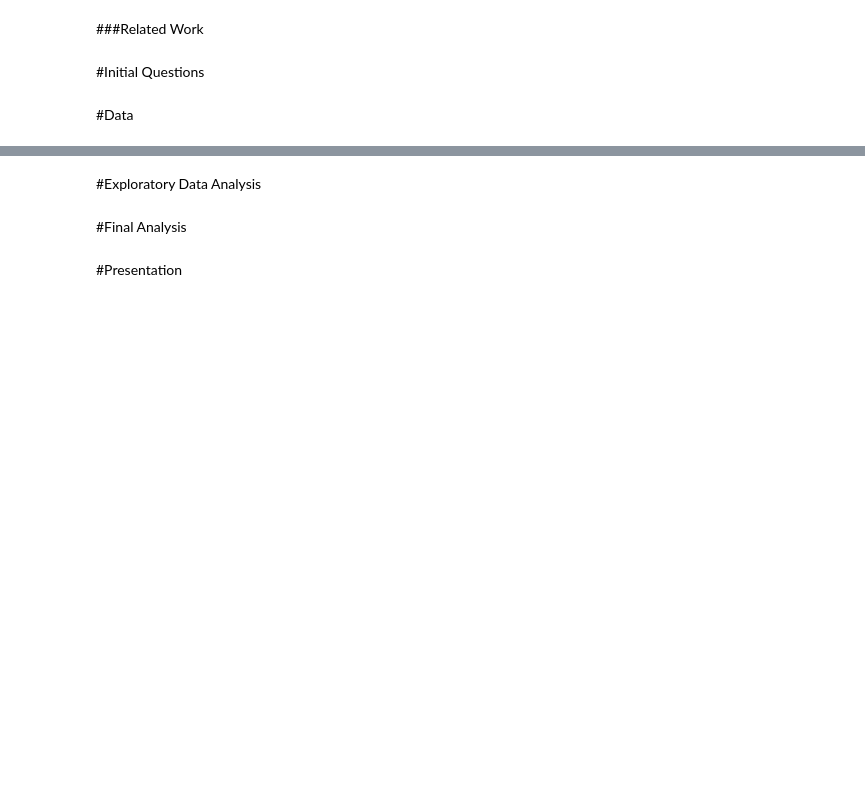
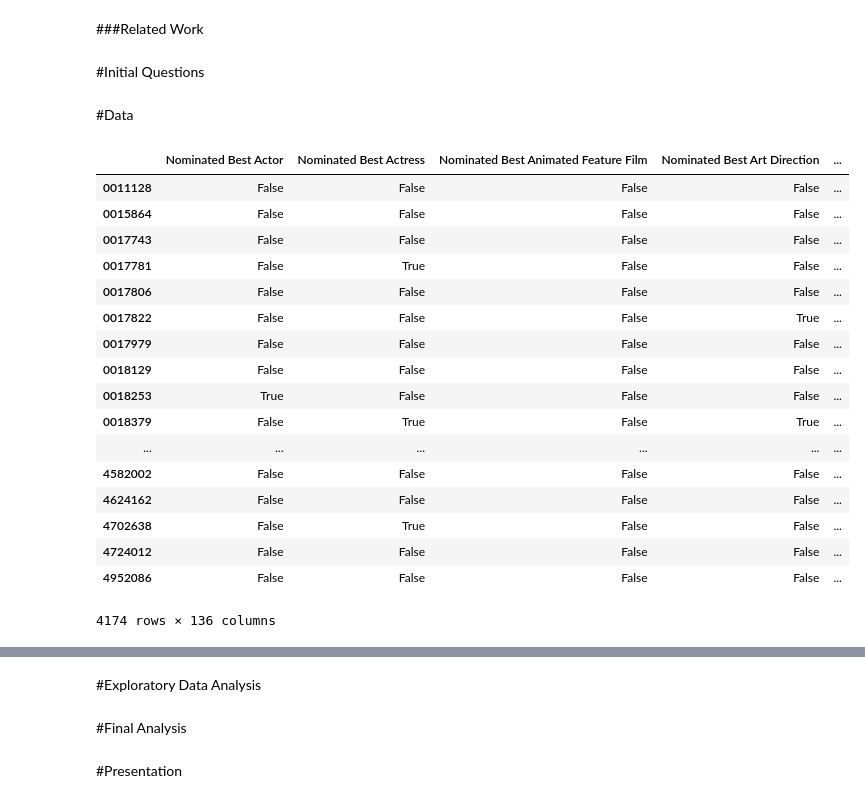
Before and after one commit to oscarpredictor/oscar-predictor, a Jupyter notebook: process_notebook.ipynb, the cells around one changed output, grey strips where cells are left out. Drawn from its saved outputs; the diff is of its cells as text; code cells hidden in the pictures; blank space fills up the shorter version.

Commit message:
Cleaned up AAdict Notebook, Added to process_notebook

```diff
--- a/process_notebook.ipynb
+++ b/process_notebook.ipynb
@@ -26,4 +29,32 @@ import io
 # Load AAdict (dict of Oscar nominated movies)
 AAdict = pickle.load(open('AAdict','rb'))
 # Load movies (dict of all movies)
-movies = pickle.load(io.open('moviestemp.p','rb'))
+#movies = pickle.load(io.open('moviestemp.p','rb'))
+# %%
+#reload AAdict
+#AAdf = pickle.load(open('AAdf','rb'))
+
+#reload AAdf
+filename = 'AAdf.p'
+AAdf = pickle.load(io.open(filename,'rb'))
+# %%
+AAdf
+# %% [output]
+|  | Nominated Best Actor | Nominated Best Actress | Nominated Best Animated Feature Film | Nominated Best Art Direction | ... |
+| 0011128 | False | False | False | False | ... |
+| 0015864 | False | False | False | False | ... |
+| 0017743 | False | False | False | False | ... |
+| 0017781 | False | True | False | False | ... |
+| 0017806 | False | False | False | False | ... |
+| 0017822 | False | False | False | True | ... |
+| 0017979 | False | False | False | False | ... |
+| 0018129 | False | False | False | False | ... |
+| 0018253 | True | False | False | False | ... |
+| 0018379 | False | True | False | True | ... |
+| ... | ... | ... | ... | ... | ... |
+| 4582002 | False | False | False | False | ... |
+| 4624162 | False | False | False | False | ... |
+| 4702638 | False | True | False | False | ... |
+| 4724012 | False | False | False | False | ... |
+| 4952086 | False | False | False | False | ... |
+4174 rows × 136 columns
```
Also changed, not shown: parts of 9 cells of this notebook, 3 other files.
